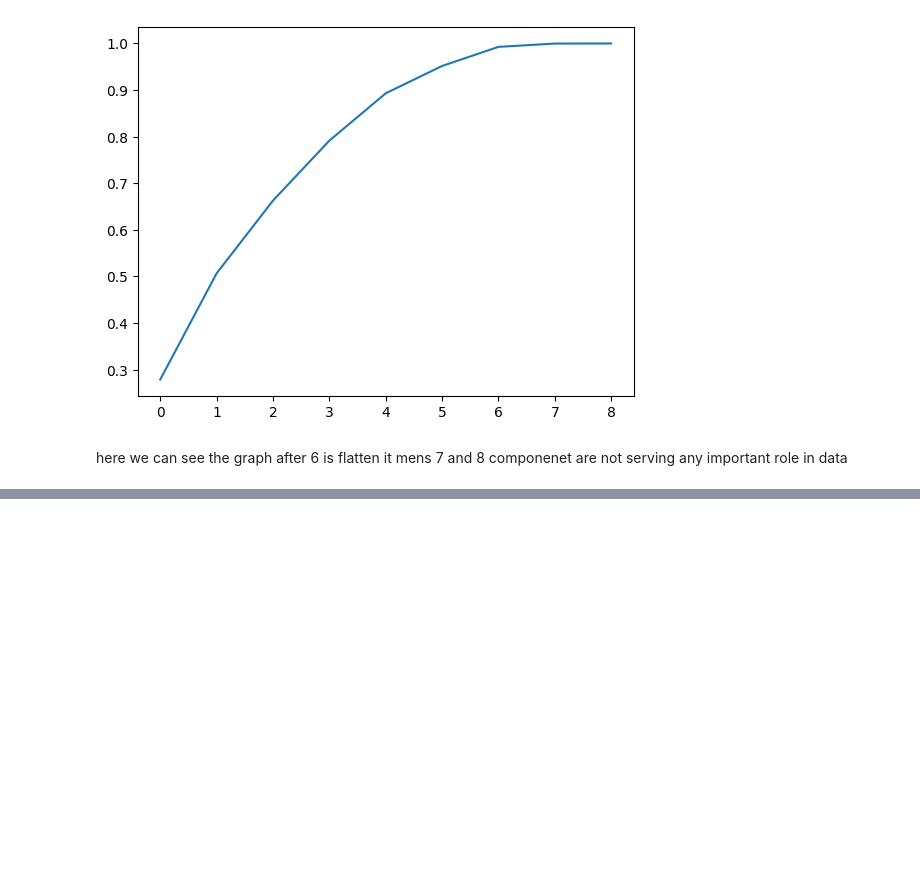
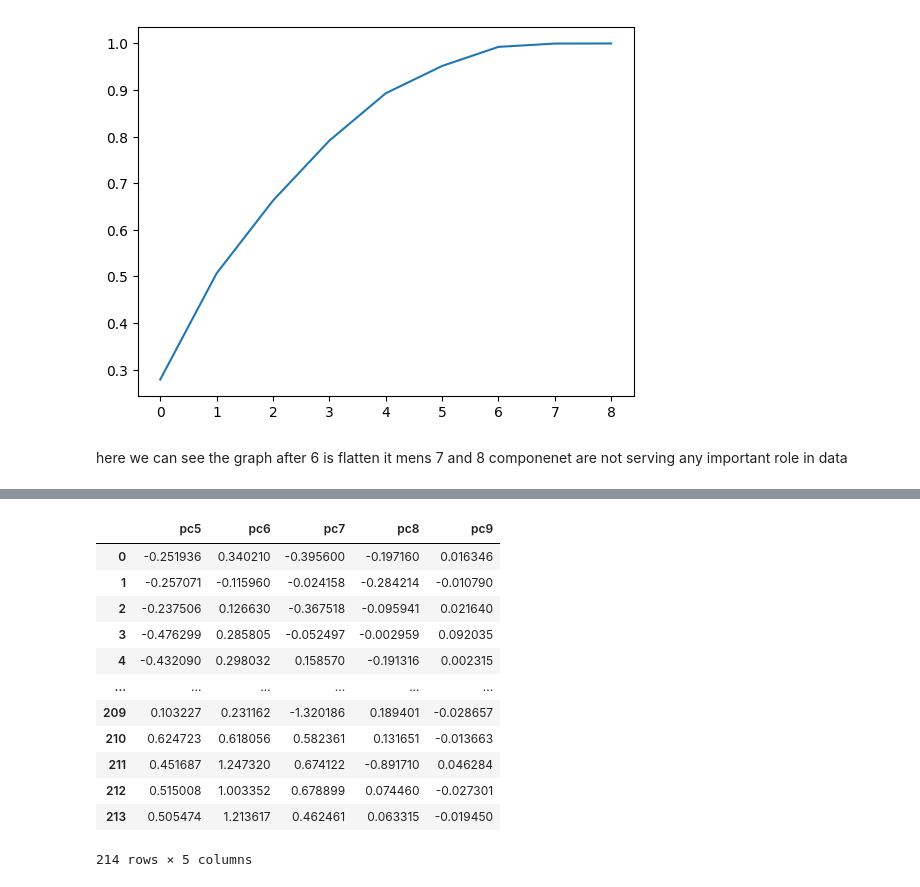
Before and after one commit to Shubhambg611/Ineuron-Data-Science, a Jupyter notebook: ML/74_PCA.ipynb, the cells around one changed output, grey strips where cells are left out. Drawn from its saved outputs; the diff is of its cells as text; code cells hidden in the pictures; blank space fills up the shorter version.

```diff
--- a/ML/74_PCA.ipynb
+++ b/ML/74_PCA.ipynb
@@ -302,0 +328,18 @@ here we can see the graph after 6 is flatten it mens 7 and 8 componenet are not
+# %%
+final_to_final = final_data.iloc[:,4:9]
+# %%
+final_to_final
+# %% [output]
+|  | pc5 | pc6 | pc7 | pc8 | pc9 |
+| 0 | -0.251936 | 0.340210 | -0.395600 | -0.197160 | 0.016346 |
+| 1 | -0.257071 | -0.115960 | -0.024158 | -0.284214 | -0.010790 |
+| 2 | -0.237506 | 0.126630 | -0.367518 | -0.095941 | 0.021640 |
+| 3 | -0.476299 | 0.285805 | -0.052497 | -0.002959 | 0.092035 |
+| 4 | -0.432090 | 0.298032 | 0.158570 | -0.191316 | 0.002315 |
+| ... | ... | ... | ... | ... | ... |
+| 209 | 0.103227 | 0.231162 | -1.320186 | 0.189401 | -0.028657 |
+| 210 | 0.624723 | 0.618056 | 0.582361 | 0.131651 | -0.013663 |
+| 211 | 0.451687 | 1.247320 | 0.674122 | -0.891710 | 0.046284 |
+| 212 | 0.515008 | 1.003352 | 0.678899 | 0.074460 | -0.027301 |
+| 213 | 0.505474 | 1.213617 | 0.462461 | 0.063315 | -0.019450 |
+214 rows × 5 columns
```
Also changed, not shown: parts of 2 cells of this notebook.
